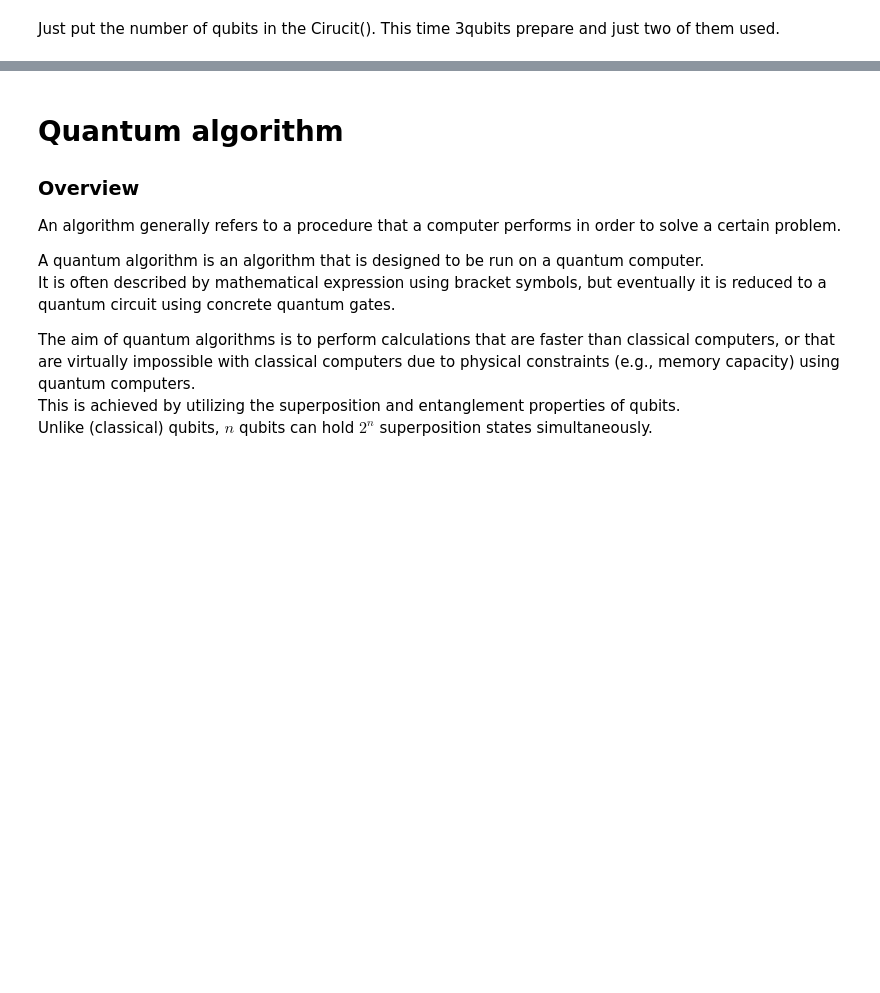
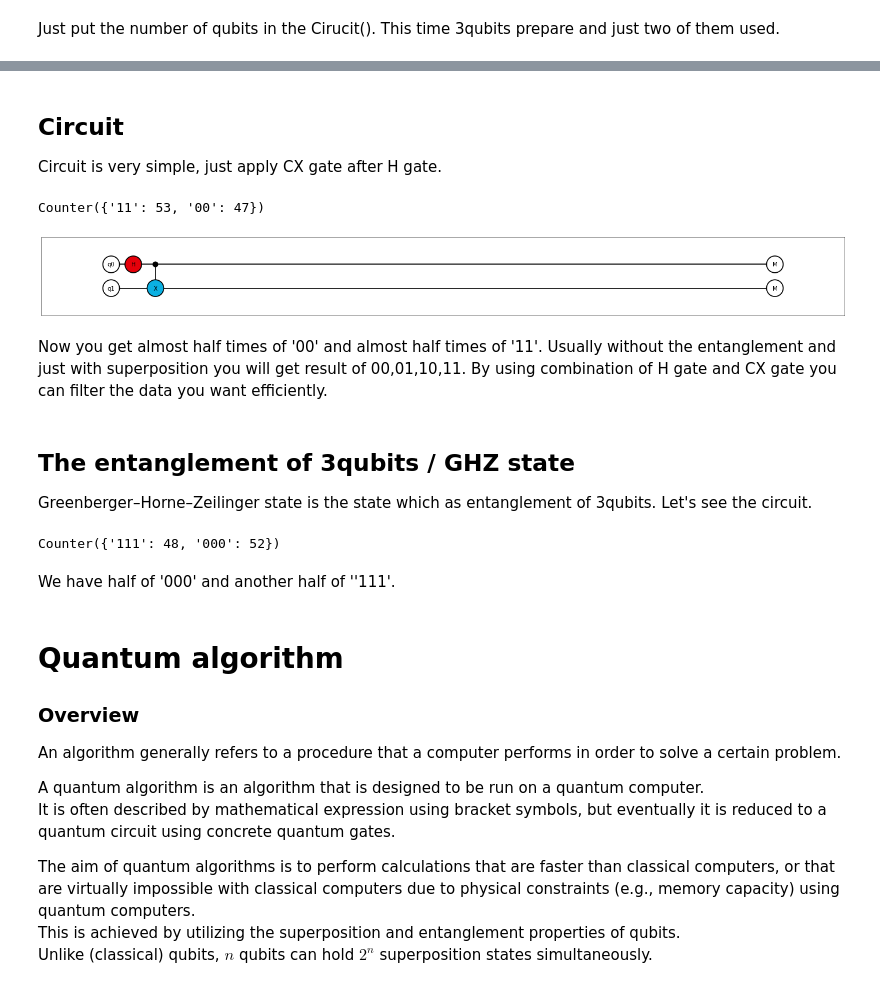
Before and after one commit to Qaqarot/qaqarot-tutorials, a Jupyter notebook: tutorial/001_qubit.ipynb, the cells around one changed output, grey strips where cells are left out. Saved outputs shown, nothing was run; the diff lists cells and outputs as text; code cells hidden in the pictures; blank space fills up the shorter version.

```diff
--- a/tutorial/001_qubit.ipynb
+++ b/tutorial/001_qubit.ipynb
@@ -150,3 +182,25 @@ Just put the number of qubits in the Cirucit(). This time 3qubits prepare and ju
+# %% [markdown]
+## Circuit
+Circuit is very simple, just apply CX gate after H gate.
+# %%
+Circuit().h[0].cx[0,1].m[:].run(shots=100)
+# %% [output]
+Counter({'11': 53, '00': 47})
+# %%
+Circuit().h[0].cx[0,1].m[:].run(backend="draw")
+# %% [output]
+[figure, added]
+# %% [markdown]
+Now you get almost half times of '00' and almost half times of '11'. Usually without the entanglement and just with superposition you will get result of 00,01,10,11. By using combination of H gate and CX gate you can filter the data you want efficiently.
+# %% [markdown]
+## The entanglement of 3qubits / GHZ state
+Greenberger–Horne–Zeilinger state is the state which as entanglement of 3qubits. Let's see the circuit.
+# %%
+Circuit().h[0].cx[0,1].cx[1,2].m[:].run(shots=100)
+# %% [output]
+Counter({'111': 48, '000': 52})
+# %% [markdown]
+We have half of '000' and another half of ''111'.
 # %% [markdown]
 # Quantum algorithm
 
```
Also changed, not shown: parts of 9 cells of this notebook, 3 other files.
